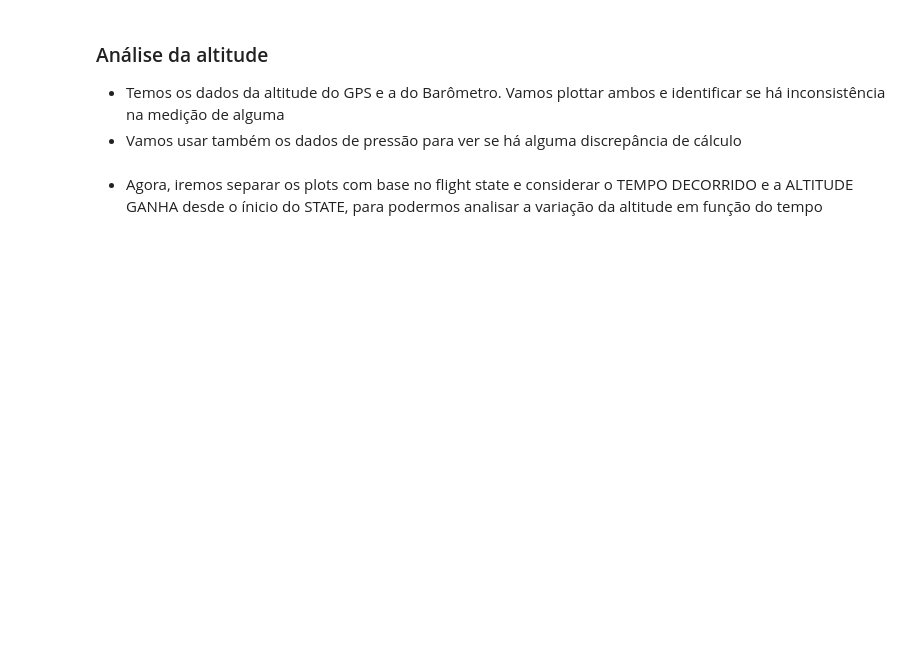
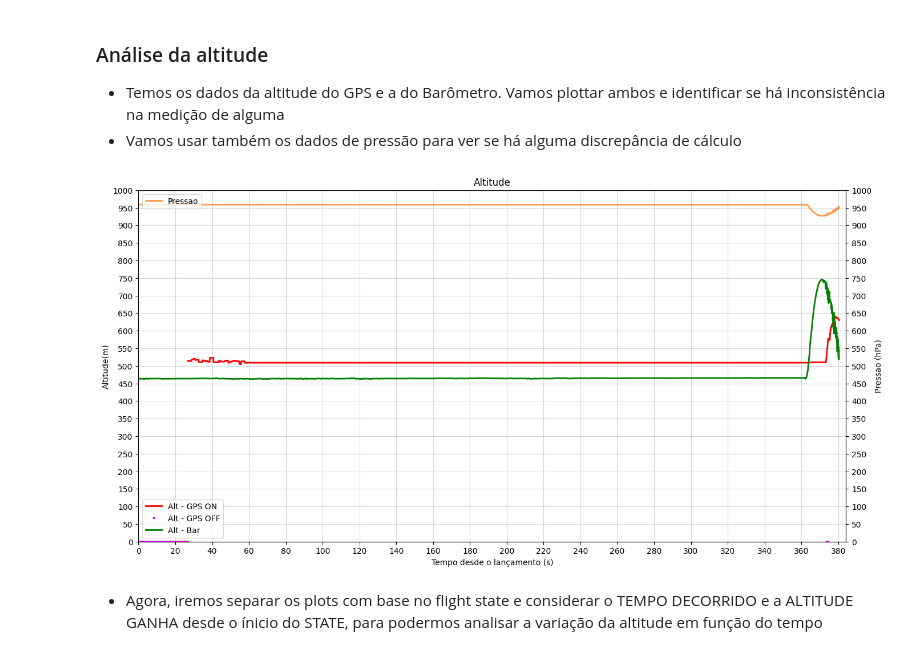
Before and after one commit to EnzoBat17/Analise-de-Dados-NASHIRA---EPTA, a Jupyter notebook: Analise de Dados NASHIRA.ipynb, the cells around one changed output. Drawn from its saved outputs; the diff is of its cells as text; code cells hidden in the pictures; blank space fills up the shorter version.

Commit message:
adicao de grafico alt_gps x alt_bar x pressure

```diff
--- a/Analise de Dados NASHIRA.ipynb
+++ b/Analise de Dados NASHIRA.ipynb
@@ -81,6 +89,46 @@ df.tail()
 
 - Temos os dados da altitude do GPS e a do Barômetro. Vamos plottar ambos e identificar se há inconsistência na medição de alguma
 - Vamos usar também os dados de pressão para ver se há alguma discrepância de cálculo
+# %%
+df_alt = df[["time_interval", "alt_gps", "alt_bar", "pressure", "gps_available"]].copy()
+df_alt["time_interval"] = (df_alt["time_interval"]/1000)
+
+df_gps_on = df_alt[df_alt["gps_available"] == 1]
+df_gps_off = df_alt[df_alt["gps_available"] == 0]
+
+#Valores máximos dos eixos
+max_x = df_alt["time_interval"].max()
+
+#Criando o eixo x (tempo)
+figure, axe1 = plt.subplots(figsize=(16,8))
+axe1.set_xlabel("Tempo desde o lançamento (s)")
+axe1.set_xlim(-0.01,1.01*max_x)
+axe1.xaxis.set_major_locator(ticker.MaxNLocator(22))
+
+#Criando o primeiro eixo y (altitude)
+axe1.plot(df_gps_on["time_interval"], df_gps_on["alt_gps"], color ="r", linestyle="-",label ="Alt - GPS ON ", alpha = 1, linewidth = 2)
+axe1.plot(df_gps_off["time_interval"], df_gps_off["alt_gps"], 's',  color ="#E400E8", label="Alt - GPS OFF", markersize=2, alpha= 1)
+axe1.plot(df_alt["time_interval"],df_alt["alt_bar"], color ="g", linestyle="-",label ="Alt - Bar", alpha = 1.0, linewidth = 2)
+
+axe1.set_ylabel("Altitude(m)")
+axe1.set_ylim(-0.01,1000)
+axe1.grid(True, alpha=0.5)
+axe1.legend(loc= "lower left")
+axe1.yaxis.set_major_locator(ticker.MaxNLocator(22))
+
+#Criando o segundo eixo y (pressao)
+axe2 = axe1.twinx()
+axe2.plot(df_alt["time_interval"],df_alt["pressure"], color ="#F97400FF", linestyle="-",label ="Pressao", alpha = 0.7, linewidth = 2)
+axe2.set_ylabel("Pressao (hPa)")
+axe2.set_ylim(-0.01,1000)
+axe2.grid(False)
+axe2.legend(loc = "upper left")
+axe2.yaxis.set_major_locator(ticker.MaxNLocator(22))
+
+plt.title("Altitude")
+plt.show()
+# %% [output]
+[figure, added]
 # %% [markdown]
 - Agora, iremos separar os plots com base no flight state e considerar o TEMPO DECORRIDO e a ALTITUDE GANHA desde o ínicio do STATE, para podermos analisar a variação da altitude em função do tempo
 # %%
```
Also changed, not shown: parts of 4 cells of this notebook, 1 other file.
